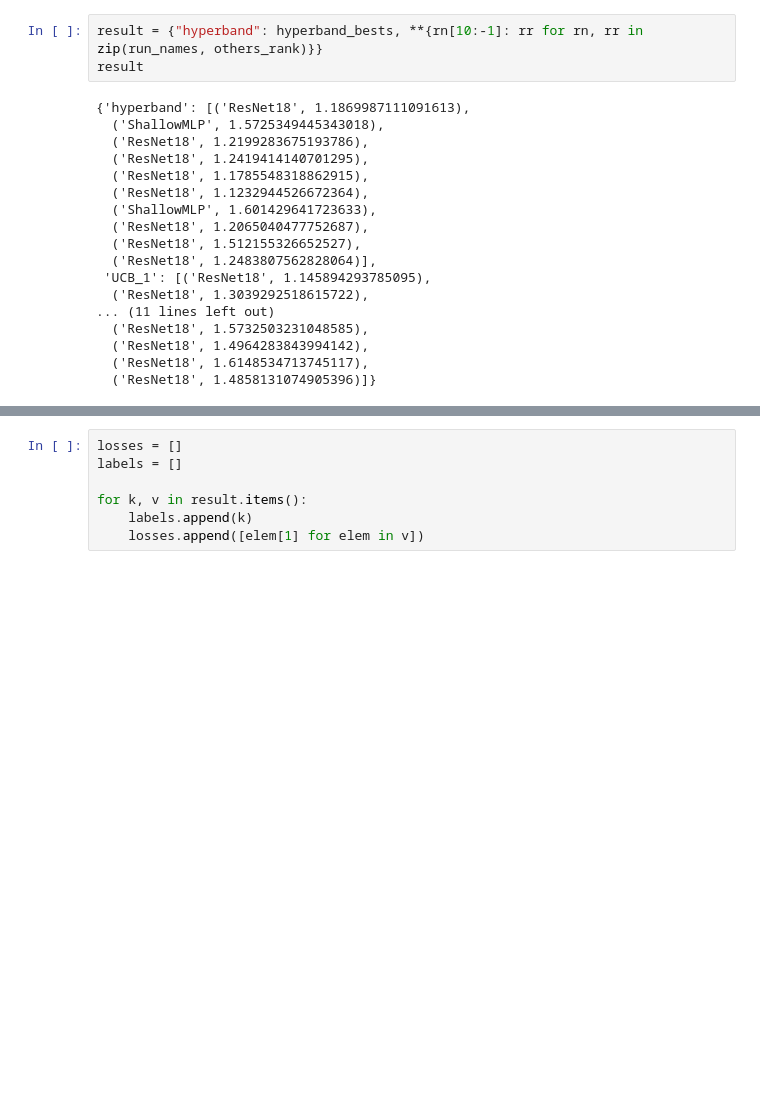
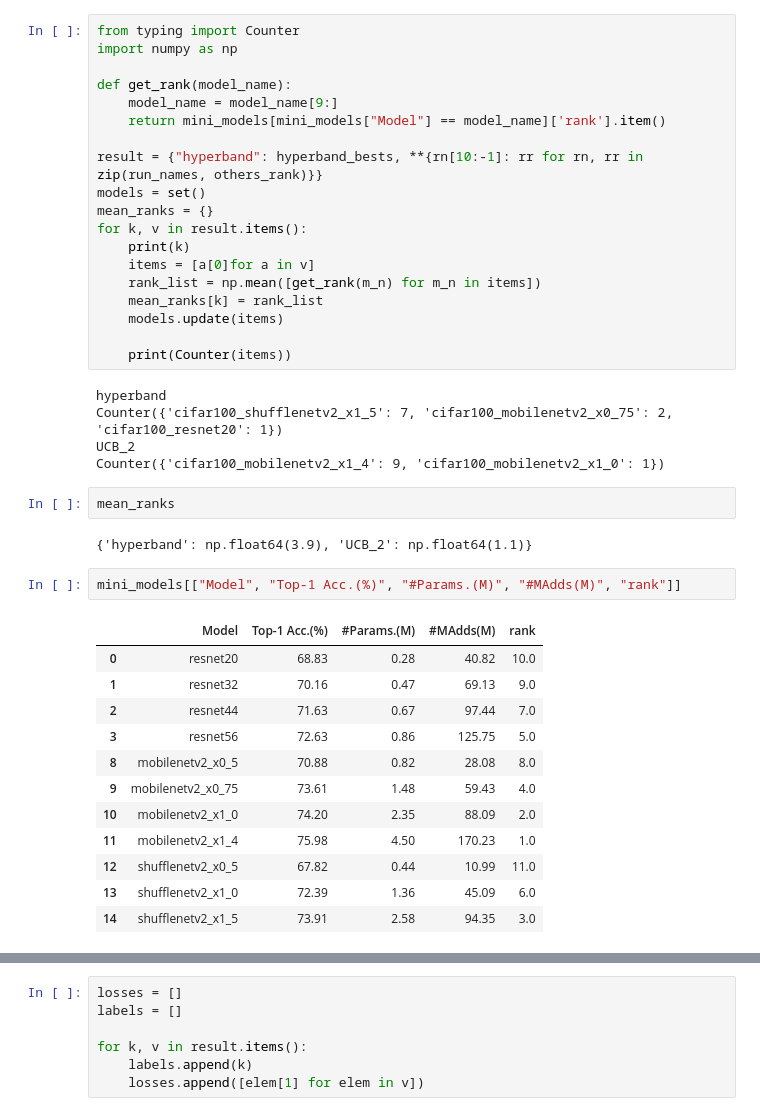
Before and after one commit to online-opt-acc/FMAB_copy, a Jupyter notebook: notebooks/cv_plot.ipynb, the cells around one changed output, grey strips where cells are left out. Drawn from its saved outputs; the diff is of its cells as text; blank space fills up the shorter version.

```diff
--- a/notebooks/cv_plot.ipynb
+++ b/notebooks/cv_plot.ipynb
@@ -144,21 +213,43 @@ result
 # %%
+from typing import Counter
+import numpy as np
+
+def get_rank(model_name):
+    model_name = model_name[9:]
+    return mini_models[mini_models["Model"] == model_name]['rank'].item()
+
 result = {"hyperband": hyperband_bests, **{rn[10:-1]: rr for rn, rr in zip(run_names, others_rank)}}
-result
+models = set()
+mean_ranks = {}
+for k, v in result.items():
+    print(k)
+    items = [a[0]for a in v]
+    rank_list = np.mean([get_rank(m_n) for m_n in items])
+    mean_ranks[k] = rank_list
+    models.update(items)
+
+    print(Counter(items))
 # %% [output]
-{'hyperband': [('ResNet18', 1.1869987111091613),
-  ('ShallowMLP', 1.5725349445343018),
-  ('ResNet18', 1.2199283675193786),
-  ('ResNet18', 1.2419414140701295),
-  ('ResNet18', 1.1785548318862915),
-  ('ResNet18', 1.1232944526672364),
-  ('ShallowMLP', 1.601429641723633),
-  ('ResNet18', 1.2065040477752687),
-  ('ResNet18', 1.512155326652527),
-  ('ResNet18', 1.2483807562828064)],
- 'UCB_1': [('ResNet18', 1.145894293785095),
-  ('ResNet18', 1.3039292518615722),
-... (11 lines left out)
-  ('ResNet18', 1.5732503231048585),
-  ('ResNet18', 1.4964283843994142),
-  ('ResNet18', 1.6148534713745117),
-  ('ResNet18', 1.4858131074905396)]}
+hyperband
+Counter({'cifar100_shufflenetv2_x1_5': 7, 'cifar100_mobilenetv2_x0_75': 2, 'cifar100_resnet20': 1})
+UCB_2
+Counter({'cifar100_mobilenetv2_x1_4': 9, 'cifar100_mobilenetv2_x1_0': 1})
+# %%
+mean_ranks
+# %% [output]
+{'hyperband': np.float64(3.9), 'UCB_2': np.float64(1.1)}
+# %%
+mini_models[["Model", "Top-1 Acc.(%)", "#Params.(M)", "#MAdds(M)", "rank"]]
+# %% [output]
+|  | Model | Top-1 Acc.(%) | #Params.(M) | #MAdds(M) | rank |
+| 0 | resnet20 | 68.83 | 0.28 | 40.82 | 10.0 |
+| 1 | resnet32 | 70.16 | 0.47 | 69.13 | 9.0 |
+| 2 | resnet44 | 71.63 | 0.67 | 97.44 | 7.0 |
+| 3 | resnet56 | 72.63 | 0.86 | 125.75 | 5.0 |
+| 8 | mobilenetv2_x0_5 | 70.88 | 0.82 | 28.08 | 8.0 |
+| 9 | mobilenetv2_x0_75 | 73.61 | 1.48 | 59.43 | 4.0 |
+| 10 | mobilenetv2_x1_0 | 74.20 | 2.35 | 88.09 | 2.0 |
+| 11 | mobilenetv2_x1_4 | 75.98 | 4.50 | 170.23 | 1.0 |
+| 12 | shufflenetv2_x0_5 | 67.82 | 0.44 | 10.99 | 11.0 |
+| 13 | shufflenetv2_x1_0 | 72.39 | 1.36 | 45.09 | 6.0 |
+| 14 | shufflenetv2_x1_5 | 73.91 | 2.58 | 94.35 | 3.0 |
```
Also changed, not shown: parts of 12 cells of this notebook, 11 other files.
